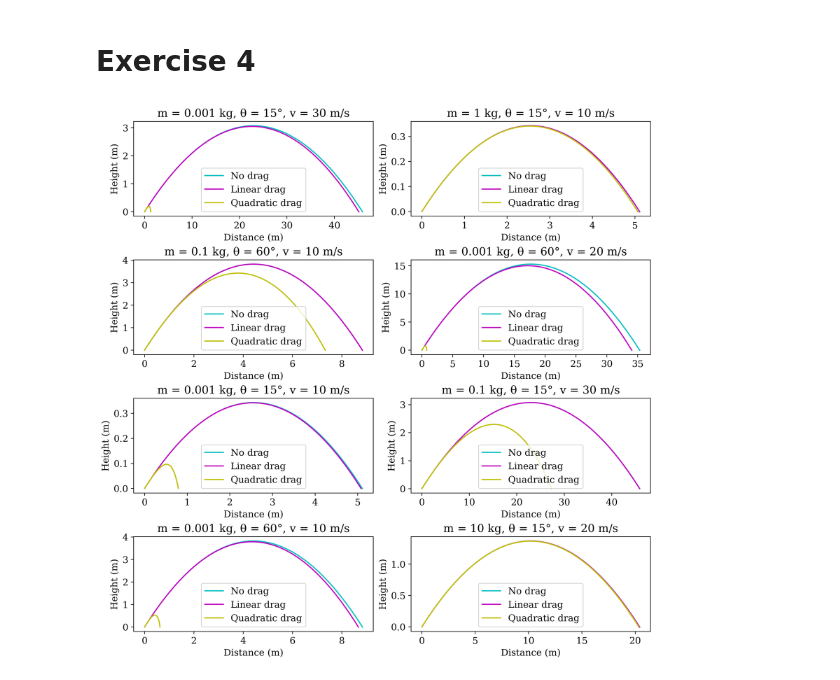
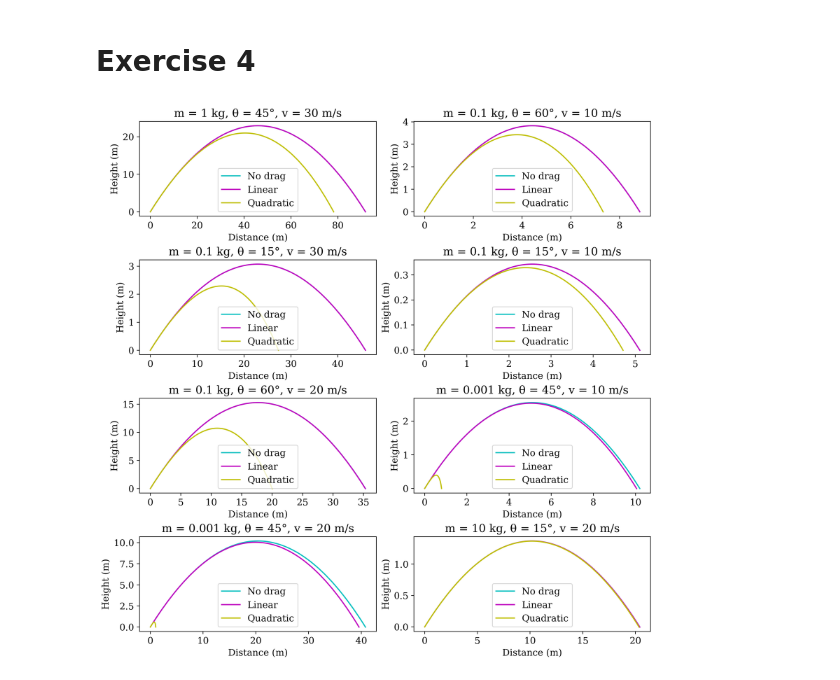
Before and after one commit to aga-nowak/SF-Computational-Labs, a Jupyter notebook: Lab3.ipynb, the cells around one changed output. Cells and saved outputs as stored; diff of their text form; code cells hidden in the pictures.

```diff
--- a/Lab3.ipynb
+++ b/Lab3.ipynb
@@ -259,10 +327,11 @@ plt.show()
 # %%
 """Projectile motion with quadratic air resistance.
 """
-def quad_projectile(c, m, Vx, Vy):
+def quad_projectile(c, m, V, θ):
     t = 0
     x, y = 0, 0
     xs, ys = [x], [y]
+    Vx, Vy = split_vector(V, θ)
 
     while y >= 0:
         x += Vx * dt
@@ -270,42 +339,51 @@ def quad_projectile(c, m, Vx, Vy):
         sqr = np.sqrt(Vx**2 + Vy**2)
         Vx += -c * Vx * dt * sqr / m
         Vy += (-g - c * Vy * sqr / m) * dt
         t += dt
 
         xs.append(x)
         ys.append(y)
 
     return xs, ys
 
 
 D = 0.1 # m
 Ms = [0.001, 0.1, 1, 10] # kg
 θs = [15, 45, 60] # degree
 Vs = [10, 20, 30] # m / s
 
-fig, axs = plt.subplots(4, 2, figsize=(10, 10), constrained_layout=True, dpi=384)
 
+"""Choose random parameters.
+"""
+def random_choice():
+  return choice(Ms), choice(θs), choice(Vs)
+
+
+fig, axs = plt.subplots(4, 2, figsize=(10, 10), constrained_layout=True,
+                        dpi=384)
+
+choices = []
 for ax in axs.flat:
-    M = choice(Ms)
-    θ = choice(θs)
-    V = choice(Vs)
+    M, θ, V = random_choice()
 
-    Vx = V * np.cos(θ * np.pi / 180)
-    Vy = V * np.sin(θ * np.pi / 180)
+    while (M, θ, V) in choices:
+        M, θ, V = random_choice()
 
-    xs_d, ys_d = projectile(B * D, M, Vx, Vy)
-    xs, ys = no_drag_projectile(M, Vx, Vy)
-    xs_q, ys_q = quad_projectile(C * D**2, M, Vx, Vy)
+    choices.append((M, θ, V))
+
+    xs_d, ys_d = projectile(B * D, M, V, θ)
+    xs, ys = no_drag_projectile(M, V, θ)
+    xs_q, ys_q = quad_projectile(C * D**2, M, V, θ)
 
     ax.plot(xs, ys, label='No drag', color='c')
-    ax.plot(xs_d, ys_d, label='Linear drag', color='m')
-    ax.plot(xs_q, ys_q, label='Quadratic drag', color='y')
+    ax.plot(xs_d, ys_d, label='Linear', color='m')
+    ax.plot(xs_q, ys_q, label='Quadratic', color='y')
     ax.legend()
     ax.set_xlabel('Distance (m)')
     ax.set_ylabel('Height (m)')
     ax.set_title(f'm = {M} kg, θ = {θ}°, v = {V} m/s')
 
 plt.savefig('drag_comparison.png', bbox_inches='tight')
 plt.show()
 # %% [output]
-[figure, old version]
+[figure, new version]
```
Also changed, not shown: parts of 5 cells of this notebook.
